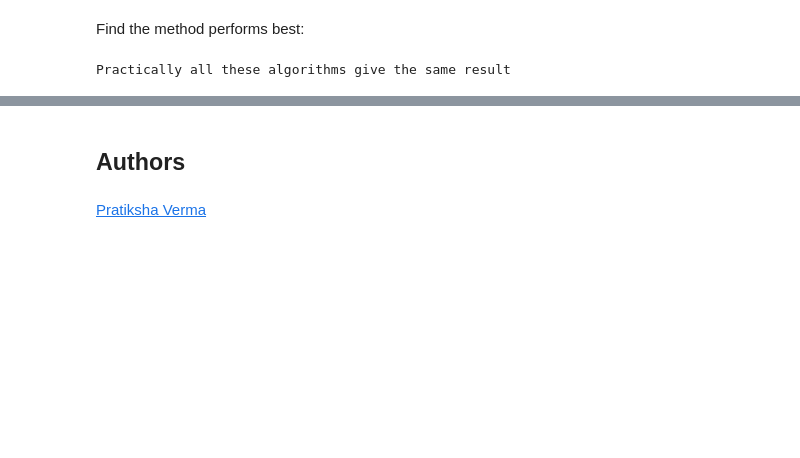
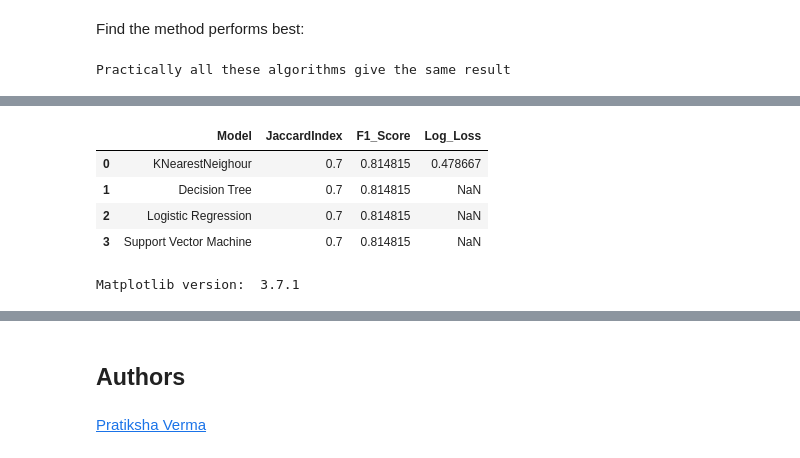
Before and after one commit to promise32/myrep2, a Jupyter notebook: SpaceX_Machine_Learning_Prediction_jupyterlitePROJECT.ipynb, the cells around one changed output, grey strips where cells are left out. Drawn from its saved outputs; the diff is of its cells as text; code cells hidden in the pictures; blank space fills up the shorter version.

```diff
--- a/SpaceX_Machine_Learning_Prediction_jupyterlitePROJECT.ipynb
+++ b/SpaceX_Machine_Learning_Prediction_jupyterlitePROJECT.ipynb
@@ -210,3 +227,7 @@ logreg_cv.score(X_test, Y_test)
+# %%
+Logreg_JaccardIndex= jaccard_score(Y_test, predictions, average='weighted')
+Logreg_F1_Score = f1_score(Y_test, predictions, average='weighted')
+Logreg_Log_Loss= log_loss(Y_test, predict_proba)
 # %% [markdown]
 Lets look at the confusion matrix:
 # %%
@@ -294,3 +319,7 @@ tree_cv.score(X_test, Y_test)
+# %%
+predic3=tree_cv.predict(X_test)
+Tree_JaccardIndex = jaccard_score(Y_test, predic3, average='weighted')
+Tree_F1_Score = f1_score(Y_test, predic3, average='weighted')
 # %% [markdown]
 We can plot the confusion matrix
 # %%
@@ -334,3 +361,7 @@ knn_cv.score(X_test, Y_test)
+# %%
+predic4=knn_cv.predict(X_test)
+Knn_JaccardIndex = jaccard_score(Y_test, predic4, average='weighted')
+Knn_F1_Score = f1_score(Y_test, predic4, average='weighted')
 # %% [markdown]
 We can plot the confusion matrix
 # %%
@@ -346,3 +377,11 @@ Find the method performs best:
 print("Practically all these algorithms give the same result")
 # %% [output]
 Practically all these algorithms give the same result
+# %%
+SVM_Accuracy_Score = accuracy_score(y_test, predictions)
+SVM_JaccardIndex = jaccard_score(y_test, predictions, average='weighted')
+SVM_F1_Score = f1_score(y_test, predictions, average='weighted')
+
+print("SVM Accuracy Score:", SVM_Accuracy_Score)
+print("SVM Jaccard Index:", SVM_JaccardIndex)
+print("SVM F1 Score:", SVM_F1_Score)
@@ -348,0 +405,33 @@ Practically all these algorithms give the same result
+# %%
+data2 = {
+    'Model': ['KNearestNeighour', 'Decision Tree', 'Logistic Regression', 'Support Vector Machine'],
+    'JaccardIndex': [Knn_JaccardIndex,Tree_JaccardIndex, SVM_JaccardIndex,Logreg_JaccardIndex],
+    'F1_Score':[Knn_F1_Score,Tree_F1_Score,SVM_F1_Score,Logreg_F1_Score ],
+    'Log_Loss':[Logreg_Log_Loss,None,None,None]
+
+           }
+
+
+# Create a DataFrame from the dictionary
+Report2 = pd.DataFrame(data2)
+
+# Display the report
+Report2
+# %% [output]
+|  | Model | JaccardIndex | F1_Score | Log_Loss |
+| 0 | KNearestNeighour | 0.7 | 0.814815 | 0.478667 |
+| 1 | Decision Tree | 0.7 | 0.814815 | NaN |
+| 2 | Logistic Regression | 0.7 | 0.814815 | NaN |
+| 3 | Support Vector Machine | 0.7 | 0.814815 | NaN |
+# %%
+%matplotlib inline
+
+import matplotlib as mpl
+import matplotlib.pyplot as plt
+
+mpl.style.use('ggplot')  # optional: for ggplot-like style
+
+# check for latest version of Matplotlib
+print('Matplotlib version: ', mpl.__version__) # >= 2.0.0
+# %% [output]
+Matplotlib version:  3.7.1
```
Also changed, not shown: parts of 12 cells of this notebook.
